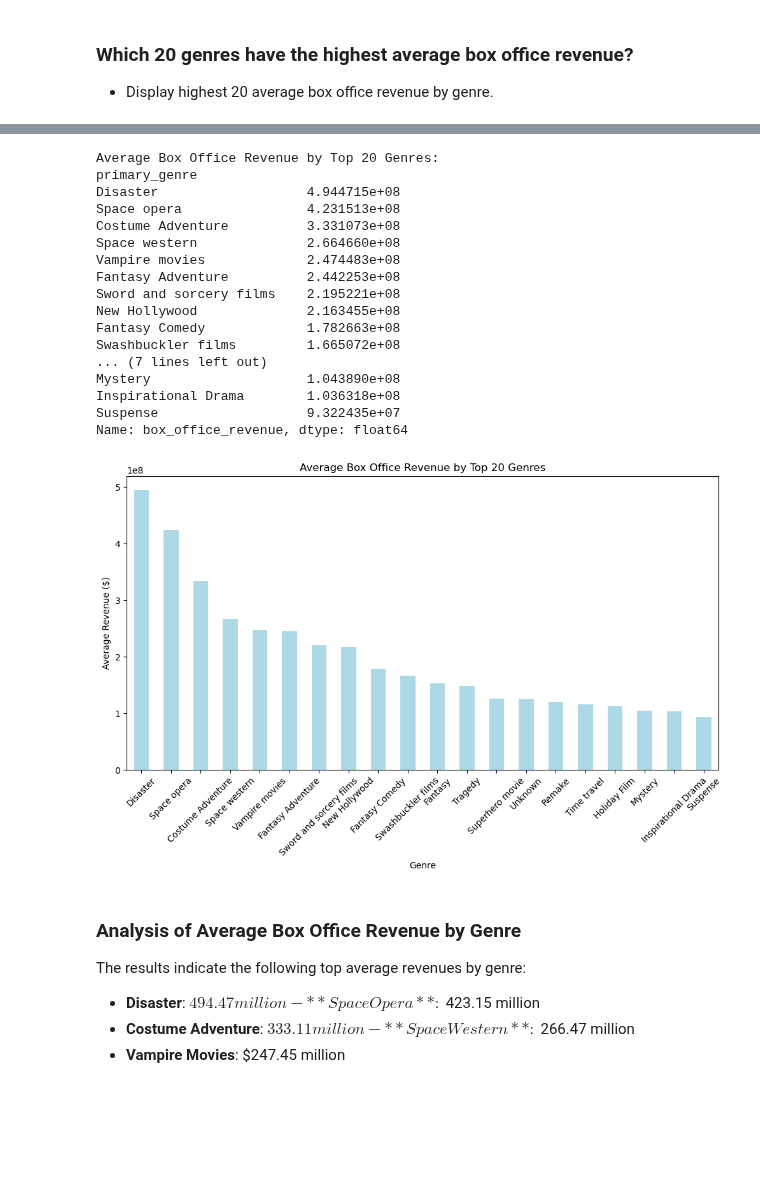
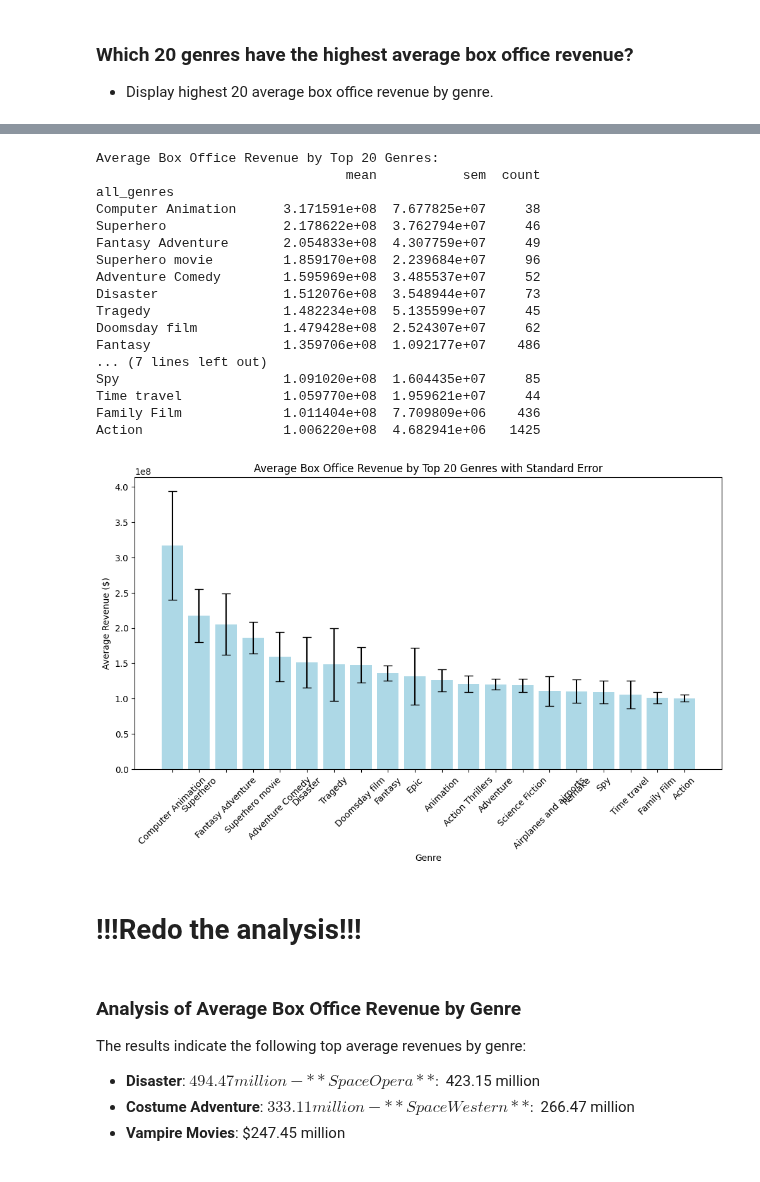
Before and after one commit to epfl-ada/ada-2024-project-awesometeam2024, a Jupyter notebook: results.ipynb, the cells around one changed output, grey strips where cells are left out. Saved outputs shown, nothing was run; the diff lists cells and outputs as text; code cells hidden in the pictures; blank space fills up the shorter version.

```diff
--- a/results.ipynb
+++ b/results.ipynb
@@ -311,3 +311,14 @@ The results indicate the following average revenues:
 # %% [markdown]
 ### Which 20 genres have the highest average box office revenue?
 - Display highest 20 average box office revenue by genre.
+# %%
+# Convert the 'genres' dictionary to a list of genre names for each movie
+df_movies['all_genres'] = df_movies['genres'].apply(lambda x: list(x.values()) if isinstance(x, dict) else [])
+
+# Explode the 'all_genres' list so that each genre has its own row
+df_genres = df_movies.explode('all_genres')
+
+# Count movies by genre
+genre_counts = df_genres['all_genres'].value_counts()
+print("Number of Movies by Genre:")
+print(genre_counts)
@@ -314,44 +340,46 @@ The results indicate the following average revenues:
 # %%
-# Extract the primary genre name
-df_movies['primary_genre'] = df_movies['genres'].apply(lambda x: max(x.values(), key=lambda v: v) if isinstance(x, dict) and x else 'Unknown')
+# Calculate average revenue, standard error and count by primary genre
+genre_stats = df_genres.groupby('all_genres')['box_office_revenue'].agg(['mean', 'sem', 'count'])
 
-# Calculate average revenue by primary genre
-avg_revenues_by_genre = df_movies.groupby('primary_genre')['box_office_revenue'].mean()
+#We filter out those that are not statistically relevant
+genre_stats = genre_stats[genre_stats['count'] >= 30]
 
 # Select the top 20 genres with the highest average revenue
-top_20_genres = avg_revenues_by_genre.sort_values(ascending=False).head(20)
+top_20_genres = genre_stats.sort_values(by='mean', ascending=False).head(20)
 
 # Print the average revenue by genre
 print("Average Box Office Revenue by Top 20 Genres:")
 print(top_20_genres)
 
 # Plot the average revenue by genre
 plt.figure(figsize=(12, 6))
-top_20_genres.plot(kind='bar', color='lightblue')
-plt.title('Average Box Office Revenue by Top 20 Genres')
+plt.bar(top_20_genres.index, top_20_genres['mean'], yerr=top_20_genres['sem'], color='lightblue', capsize=5)
+plt.title('Average Box Office Revenue by Top 20 Genres with Standard Error')
 plt.xlabel('Genre')
 plt.ylabel('Average Revenue ($)')
 plt.xticks(rotation=45)
 plt.show()
 # %% [output]
 Average Box Office Revenue by Top 20 Genres:
-primary_genre
-Disaster                   4.944715e+08
-Space opera                4.231513e+08
-Costume Adventure          3.331073e+08
-Space western              2.664660e+08
-Vampire movies             2.474483e+08
-Fantasy Adventure          2.442253e+08
-Sword and sorcery films    2.195221e+08
-New Hollywood              2.163455e+08
-Fantasy Comedy             1.782663e+08
-Swashbuckler films         1.665072e+08
+                                mean           sem  count
+all_genres
+Computer Animation      3.171591e+08  7.677825e+07     38
+Superhero               2.178622e+08  3.762794e+07     46
+Fantasy Adventure       2.054833e+08  4.307759e+07     49
+Superhero movie         1.859170e+08  2.239684e+07     96
+Adventure Comedy        1.595969e+08  3.485537e+07     52
+Disaster                1.512076e+08  3.548944e+07     73
+Tragedy                 1.482234e+08  5.135599e+07     45
+Doomsday film           1.479428e+08  2.524307e+07     62
+Fantasy                 1.359706e+08  1.092177e+07    486
 ... (7 lines left out)
-Mystery                    1.043890e+08
-Inspirational Drama        1.036318e+08
-Suspense                   9.322435e+07
-Name: box_office_revenue, dtype: float64
+Spy                     1.091020e+08  1.604435e+07     85
+Time travel             1.059770e+08  1.959621e+07     44
+Family Film             1.011404e+08  7.709809e+06    436
+Action                  1.006220e+08  4.682941e+06   1425
-[figure, old version]
+[figure, new version]
+# %% [markdown]
+# !!!Redo the analysis!!!
 # %% [markdown]
 ### Analysis of Average Box Office Revenue by Genre
 
```
Also changed, not shown: parts of 18 cells of this notebook, 1 other file.
